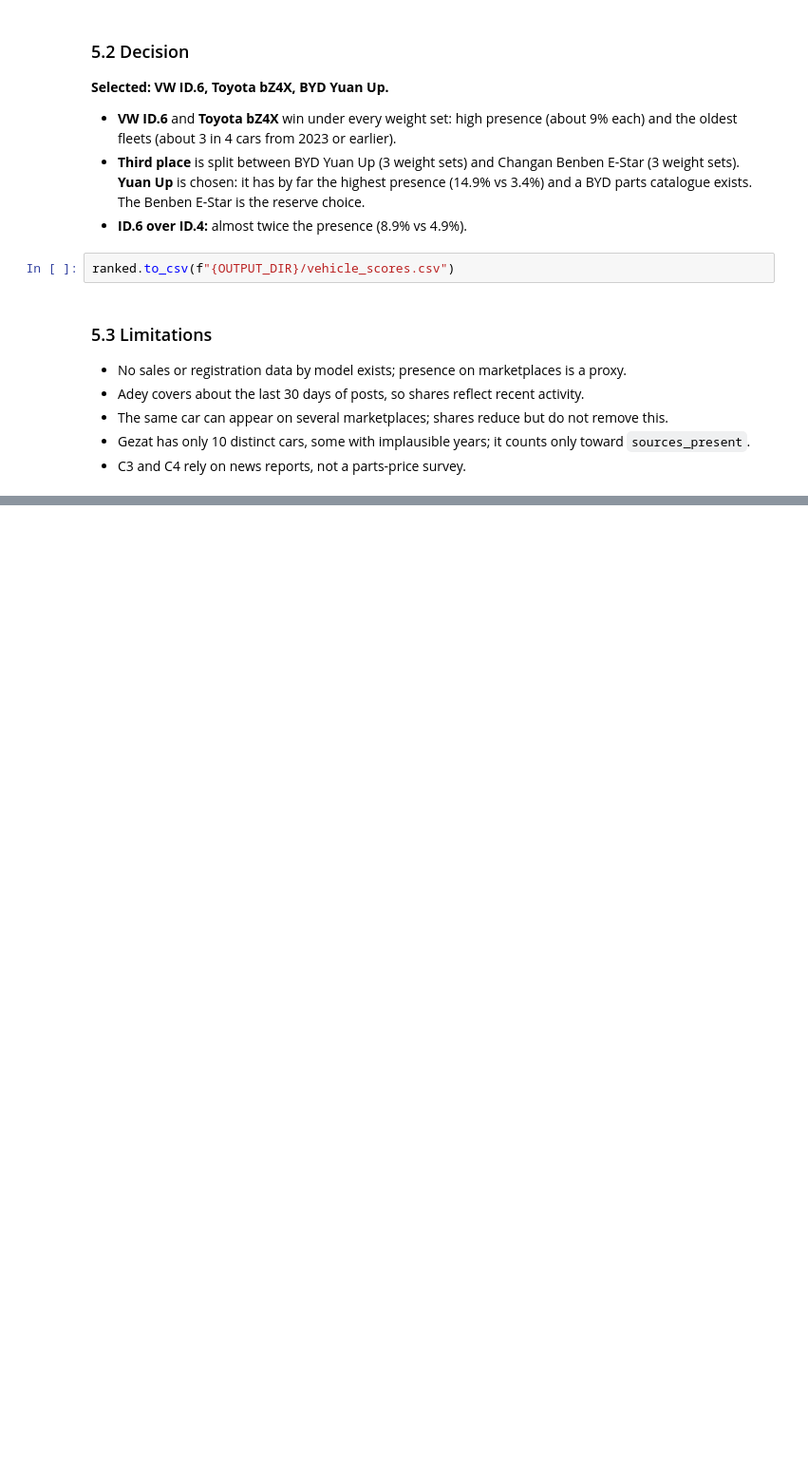
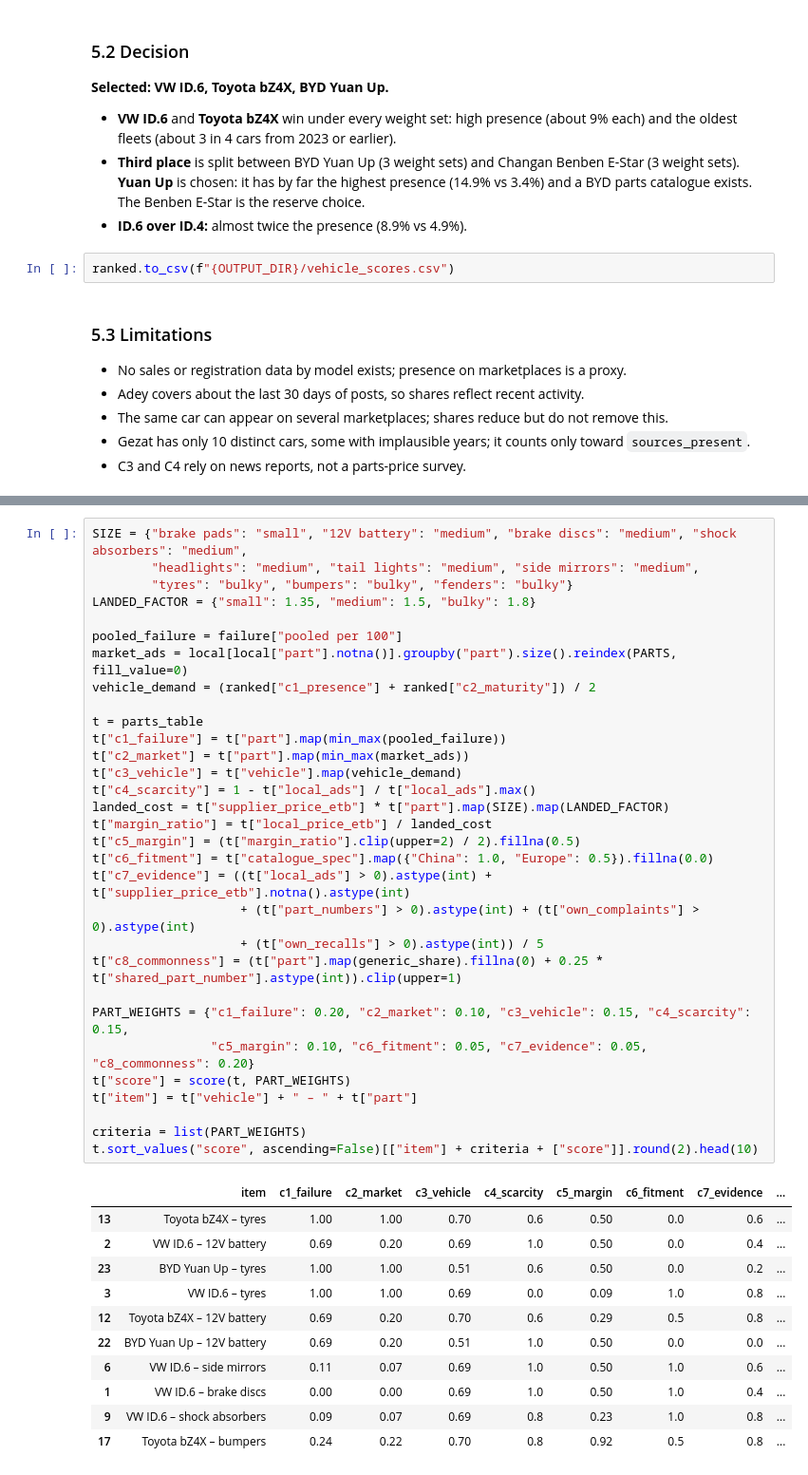
Before and after one commit to hanviol/ev-spare-parts-import-prioritization, a Jupyter notebook: Azarya_Melkamu.ipynb, the cells around one changed output, grey strips where cells are left out. Shown at 95% size. Drawn from its saved outputs; the diff is of its cells as text; blank space fills up the shorter version.

```diff
--- a/Azarya_Melkamu.ipynb
+++ b/Azarya_Melkamu.ipynb
@@ -543,0 +871,43 @@ Next: parts evidence for the three selected vehicles.
+# %%
+SIZE = {"brake pads": "small", "12V battery": "medium", "brake discs": "medium", "shock absorbers": "medium",
+        "headlights": "medium", "tail lights": "medium", "side mirrors": "medium",
+        "tyres": "bulky", "bumpers": "bulky", "fenders": "bulky"}
+LANDED_FACTOR = {"small": 1.35, "medium": 1.5, "bulky": 1.8}
+
+pooled_failure = failure["pooled per 100"]
+market_ads = local[local["part"].notna()].groupby("part").size().reindex(PARTS, fill_value=0)
+vehicle_demand = (ranked["c1_presence"] + ranked["c2_maturity"]) / 2
+
+t = parts_table
+t["c1_failure"] = t["part"].map(min_max(pooled_failure))
+t["c2_market"] = t["part"].map(min_max(market_ads))
+t["c3_vehicle"] = t["vehicle"].map(vehicle_demand)
+t["c4_scarcity"] = 1 - t["local_ads"] / t["local_ads"].max()
+landed_cost = t["supplier_price_etb"] * t["part"].map(SIZE).map(LANDED_FACTOR)
+t["margin_ratio"] = t["local_price_etb"] / landed_cost
+t["c5_margin"] = (t["margin_ratio"].clip(upper=2) / 2).fillna(0.5)
+t["c6_fitment"] = t["catalogue_spec"].map({"China": 1.0, "Europe": 0.5}).fillna(0.0)
+t["c7_evidence"] = ((t["local_ads"] > 0).astype(int) + t["supplier_price_etb"].notna().astype(int)
+                    + (t["part_numbers"] > 0).astype(int) + (t["own_complaints"] > 0).astype(int)
+                    + (t["own_recalls"] > 0).astype(int)) / 5
+t["c8_commonness"] = (t["part"].map(generic_share).fillna(0) + 0.25 * t["shared_part_number"].astype(int)).clip(upper=1)
+
+PART_WEIGHTS = {"c1_failure": 0.20, "c2_market": 0.10, "c3_vehicle": 0.15, "c4_scarcity": 0.15,
+                "c5_margin": 0.10, "c6_fitment": 0.05, "c7_evidence": 0.05, "c8_commonness": 0.20}
+t["score"] = score(t, PART_WEIGHTS)
+t["item"] = t["vehicle"] + " – " + t["part"]
+
+criteria = list(PART_WEIGHTS)
+t.sort_values("score", ascending=False)[["item"] + criteria + ["score"]].round(2).head(10)
+# %% [output]
+|  | item | c1_failure | c2_market | c3_vehicle | c4_scarcity | c5_margin | c6_fitment | c7_evidence | ... |
+| 13 | Toyota bZ4X – tyres | 1.00 | 1.00 | 0.70 | 0.6 | 0.50 | 0.0 | 0.6 | ... |
+| 2 | VW ID.6 – 12V battery | 0.69 | 0.20 | 0.69 | 1.0 | 0.50 | 0.0 | 0.4 | ... |
+| 23 | BYD Yuan Up – tyres | 1.00 | 1.00 | 0.51 | 0.6 | 0.50 | 0.0 | 0.2 | ... |
+| 3 | VW ID.6 – tyres | 1.00 | 1.00 | 0.69 | 0.0 | 0.09 | 1.0 | 0.8 | ... |
+| 12 | Toyota bZ4X – 12V battery | 0.69 | 0.20 | 0.70 | 0.6 | 0.29 | 0.5 | 0.8 | ... |
+| 22 | BYD Yuan Up – 12V battery | 0.69 | 0.20 | 0.51 | 1.0 | 0.50 | 0.0 | 0.0 | ... |
+| 6 | VW ID.6 – side mirrors | 0.11 | 0.07 | 0.69 | 1.0 | 0.50 | 1.0 | 0.6 | ... |
+| 1 | VW ID.6 – brake discs | 0.00 | 0.00 | 0.69 | 1.0 | 0.50 | 1.0 | 0.4 | ... |
+| 9 | VW ID.6 – shock absorbers | 0.09 | 0.07 | 0.69 | 0.8 | 0.23 | 1.0 | 0.8 | ... |
+| 17 | Toyota bZ4X – bumpers | 0.24 | 0.22 | 0.70 | 0.8 | 0.92 | 0.5 | 0.8 | ... |
```
Also changed, not shown: parts of 27 cells of this notebook.
